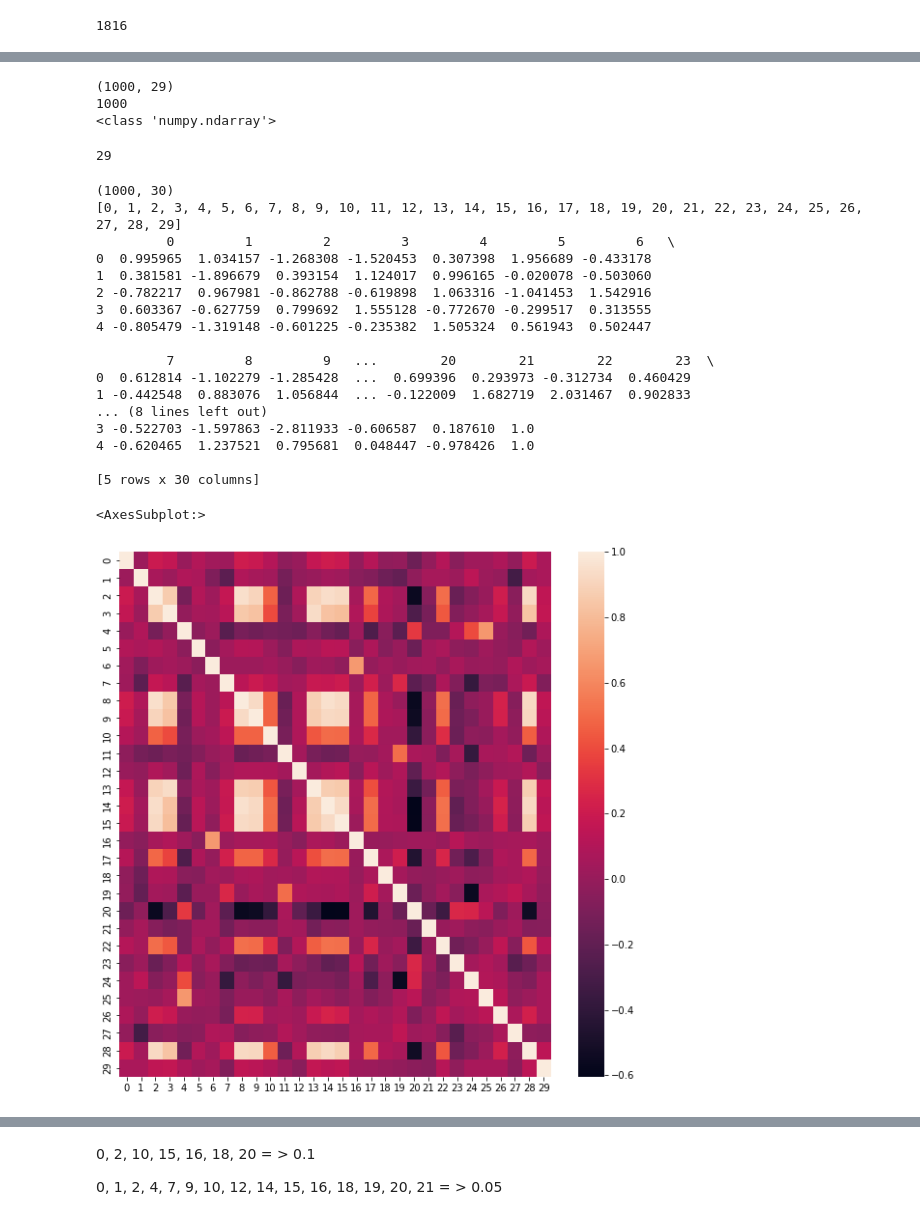
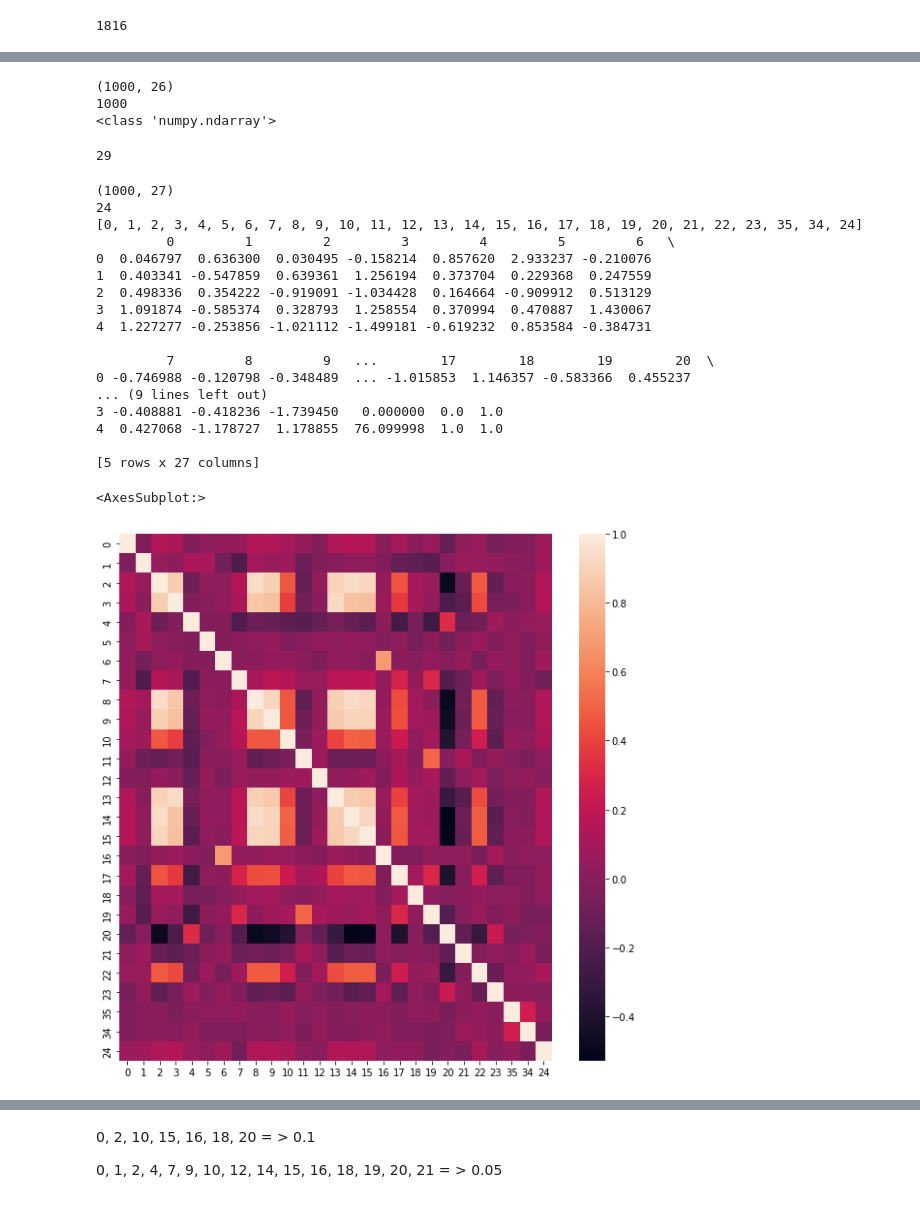
Before and after one commit to Mashiatmm/AD_Project_Thesis, a Jupyter notebook: genetic data/(backup)-Larger_Dataset_(4y)_ADNI_PRS_Feature_model - Shallow_NNet_Test - LOOCV - TrainValTest.ipynb, the cells around one changed output, grey strips where cells are left out. Saved outputs shown, nothing was run; the diff lists cells and outputs as text; code cells hidden in the pictures.

```diff
--- a/genetic data/(backup)-Larger_Dataset_(4y)_ADNI_PRS_Feature_model - Shallow_NNet_Test - LOOCV - TrainValTest.ipynb
+++ b/genetic data/(backup)-Larger_Dataset_(4y)_ADNI_PRS_Feature_model - Shallow_NNet_Test - LOOCV - TrainValTest.ipynb
@@ -13,7 +13,7 @@ print(num_features)
 # %% [output]
 29
 # %%
-num_features = 29
+num_features = 24
 hidden = 4
 hidden_dimension = 32
 # %%
@@ -125 +123,5 @@ shape2 (1816, 41)
        dtype=float32))
+# %%
+last_idx = FEATURE_MATRIX.shape[1]
+feature_indices_to_consider = list(range(num_features)) + [last_idx - 1, last_idx - 2]
+print(feature_indices_to_consider)
@@ -164,7 +168,8 @@ import torch as t
 from torch import nn
 from torch.autograd import Variable
 
-feature_indices_to_consider = list(range(num_features))#list(range(35)) #[1, 2, 3, 4, 5, 6, 7, 8, 9, 10, 11, 13, 14, 15, 16, 18, 20, 22]
+
+# feature_indices_to_consider = list(range(num_features))#list(range(35)) #[1, 2, 3, 4, 5, 6, 7, 8, 9, 10, 11, 13, 14, 15, 16, 18, 20, 22]
 hidden = 4
 class simple_model(nn.Module):
     def __init__(self, num_features=FEATURE_MATRIX.shape[1], hidden_dim=32*4, drop_probab=0.3):
@@ -490,5 +455,5 @@ Usable Features :  tensor([[ 0.9960,  1.0342, -1.2683, -1.5205,  0.3074,  1.9567
 # %%
-feature_indices_to_consider = list(range(0, num_features)) #[1, 2, 3, 4, 5, 6, 7, 8, 9, 10, 11, 13, 14, 15, 16, 18, 20, 22]
+# feature_indices_to_consider = list(range(0, num_features)) #[1, 2, 3, 4, 5, 6, 7, 8, 9, 10, 11, 13, 14, 15, 16, 18, 20, 22]
 
 usable_indices = [usable_samples_ADNI[Final_Samples[i][0]] for i in range(len(Final_Samples))]
 usable_features = FEATURE_MATRIX[usable_indices][:, feature_indices_to_consider]
@@ -498,7 +463,7 @@ print(usable_features.shape)
 print( len( usable_labels ) )
 print(type(usable_features))
 # %% [output]
-(1000, 29)
+(1000, 26)
 1000
 <class 'numpy.ndarray'>
 # %%
@@ -516,39 +481,39 @@ print(len(traits))
 # %%
 import seaborn as sns
 import matplotlib.pyplot as plt
 
 total_features = np.c_[ usable_features, usable_labels ]
 print(total_features.shape)
-
-column_list = list(range(num_features + 1))
+print(num_features)
+column_list = list(range(num_features)) + [last_idx - 1, last_idx - 2, num_features ]
 print( column_list )
 
 df = pd.DataFrame(total_features, columns = column_list )
 print( df.head() )
 
 fig, ax = plt.subplots(figsize=(10,10))         # Sample figsize in inches
 corr = df.corr()
 sns.heatmap(corr)
 # %% [output]
-(1000, 30)
-[0, 1, 2, 3, 4, 5, 6, 7, 8, 9, 10, 11, 12, 13, 14, 15, 16, 17, 18, 19, 20, 21, 22, 23, 24, 25, 26, 27, 28, 29]
+(1000, 27)
+24
+[0, 1, 2, 3, 4, 5, 6, 7, 8, 9, 10, 11, 12, 13, 14, 15, 16, 17, 18, 19, 20, 21, 22, 23, 35, 34, 24]
          0         1         2         3         4         5         6   \
-0  0.995965  1.034157 -1.268308 -1.520453  0.307398  1.956689 -0.433178
-1  0.381581 -1.896679  0.393154  1.124017  0.996165 -0.020078 -0.503060
-2 -0.782217  0.967981 -0.862788 -0.619898  1.063316 -1.041453  1.542916
-3  0.603367 -0.627759  0.799692  1.555128 -0.772670 -0.299517  0.313555
-4 -0.805479 -1.319148 -0.601225 -0.235382  1.505324  0.561943  0.502447
+0  0.046797  0.636300  0.030495 -0.158214  0.857620  2.933237 -0.210076
+1  0.403341 -0.547859  0.639361  1.256194  0.373704  0.229368  0.247559
+2  0.498336  0.354222 -0.919091 -1.034428  0.164664 -0.909912  0.513129
+3  1.091874 -0.585374  0.328793  1.258554  0.370994  0.470887  1.430067
+4  1.227277 -0.253856 -1.021112 -1.499181 -0.619232  0.853584 -0.384731
 
-         7         8         9   ...        20        21        22        23  \
-0  0.612814 -1.102279 -1.285428  ...  0.699396  0.293973 -0.312734  0.460429
-1 -0.442548  0.883076  1.056844  ... -0.122009  1.682719  2.031467  0.902833
-... (8 lines left out)
-3 -0.522703 -1.597863 -2.811933 -0.606587  0.187610  1.0
-4 -0.620465  1.237521  0.795681  0.048447 -0.978426  1.0
+         7         8         9   ...        17        18        19        20  \
+0 -0.746988 -0.120798 -0.348489  ... -1.015853  1.146357 -0.583366  0.455237
+... (9 lines left out)
+3 -0.408881 -0.418236 -1.739450   0.000000  0.0  1.0
+4  0.427068 -1.178727  1.178855  76.099998  1.0  1.0
 
-[5 rows x 30 columns]
+[5 rows x 27 columns]
 <AxesSubplot:>
-[figure, old version]
+[figure, new version]
 # %%
 
 # print(usable_features)
```
Also changed, not shown: parts of 13 cells of this notebook, 7 other files.
